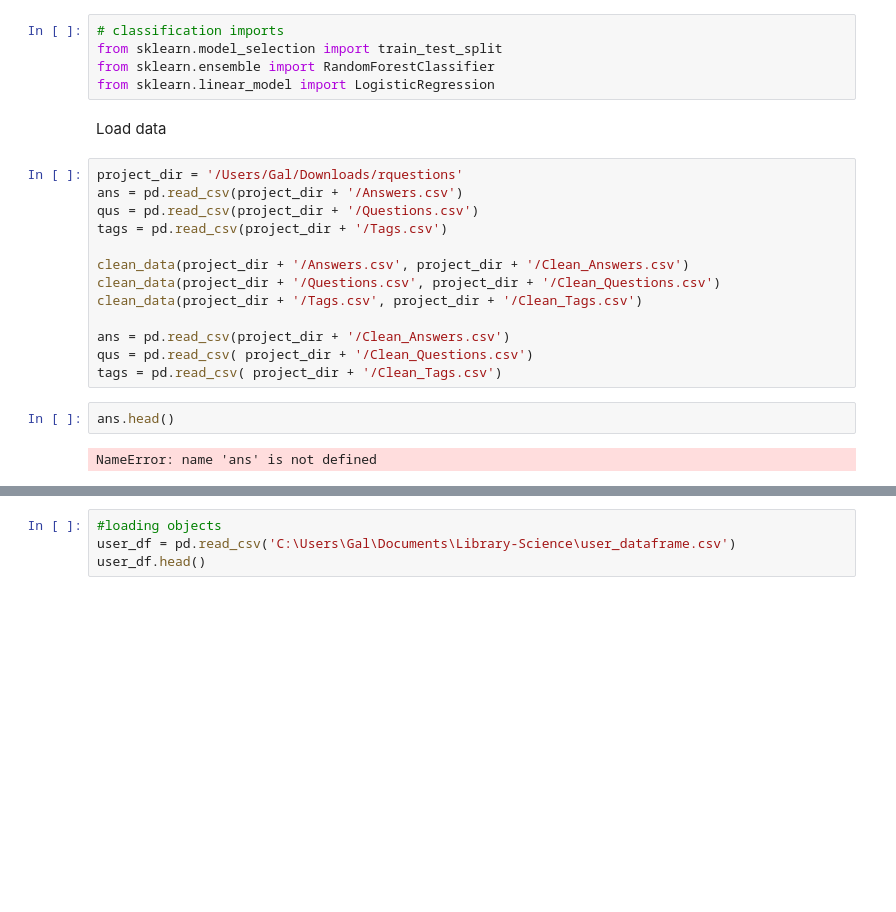
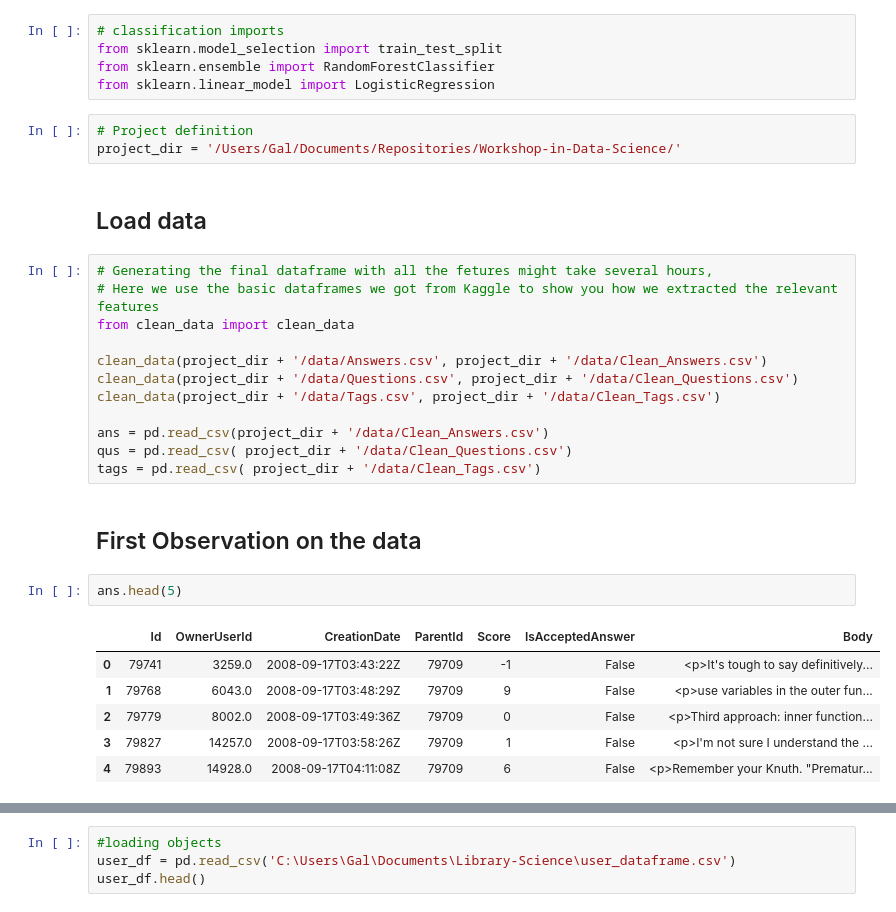
Before and after one commit to idoilani/Library-Science, a Jupyter notebook: Ground Instances.ipynb, the cells around one changed output, grey strips where cells are left out. Drawn from its saved outputs; the diff is of its cells as text; blank space fills up the shorter version.

```diff
--- a/Ground Instances.ipynb
+++ b/Ground Instances.ipynb
@@ -16,23 +24,32 @@ from clean_data import *
 from sklearn.model_selection import train_test_split
 from sklearn.ensemble import RandomForestClassifier
 from sklearn.linear_model import LogisticRegression
-# %% [markdown]
-Load data
+# %%
+# Project definition
+project_dir = '/Users/Gal/Documents/Repositories/Workshop-in-Data-Science/'
+# %% [markdown]
+## Load data
 # %%
-project_dir = '/Users/Gal/Downloads/rquestions'
-ans = pd.read_csv(project_dir + '/Answers.csv')
-qus = pd.read_csv(project_dir + '/Questions.csv')
-tags = pd.read_csv(project_dir + '/Tags.csv')
+# Generating the final dataframe with all the fetures might take several hours,
+# Here we use the basic dataframes we got from Kaggle to show you how we extracted the relevant features
+from clean_data import clean_data
 
-clean_data(project_dir + '/Answers.csv', project_dir + '/Clean_Answers.csv')
-clean_data(project_dir + '/Questions.csv', project_dir + '/Clean_Questions.csv')
-clean_data(project_dir + '/Tags.csv', project_dir + '/Clean_Tags.csv')
+clean_data(project_dir + '/data/Answers.csv', project_dir + '/data/Clean_Answers.csv')
+clean_data(project_dir + '/data/Questions.csv', project_dir + '/data/Clean_Questions.csv')
+clean_data(project_dir + '/data/Tags.csv', project_dir + '/data/Clean_Tags.csv')
 
-ans = pd.read_csv(project_dir + '/Clean_Answers.csv')
-qus = pd.read_csv( project_dir + '/Clean_Questions.csv')
-tags = pd.read_csv( project_dir + '/Clean_Tags.csv')
+ans = pd.read_csv(project_dir + '/data/Clean_Answers.csv')
+qus = pd.read_csv( project_dir + '/data/Clean_Questions.csv')
+tags = pd.read_csv( project_dir + '/data/Clean_Tags.csv')
+# %% [markdown]
+##  First Observation on the data
 # %%
-ans.head()
+ans.head(5)
 # %% [output]
-NameError: name 'ans' is not defined
+|  | Id | OwnerUserId | CreationDate | ParentId | Score | IsAcceptedAnswer | Body |
+| 0 | 79741 | 3259.0 | 2008-09-17T03:43:22Z | 79709 | -1 | False | <p>It's tough to say definitively... |
+| 1 | 79768 | 6043.0 | 2008-09-17T03:48:29Z | 79709 | 9 | False | <p>use variables in the outer fun... |
+| 2 | 79779 | 8002.0 | 2008-09-17T03:49:36Z | 79709 | 0 | False | <p>Third approach: inner function... |
+| 3 | 79827 | 14257.0 | 2008-09-17T03:58:26Z | 79709 | 1 | False | <p>I'm not sure I understand the ... |
+| 4 | 79893 | 14928.0 | 2008-09-17T04:11:08Z | 79709 | 6 | False | <p>Remember your Knuth. "Prematur... |
 # %%
```
Also changed, not shown: parts of 41 cells of this notebook, 11 other files.
